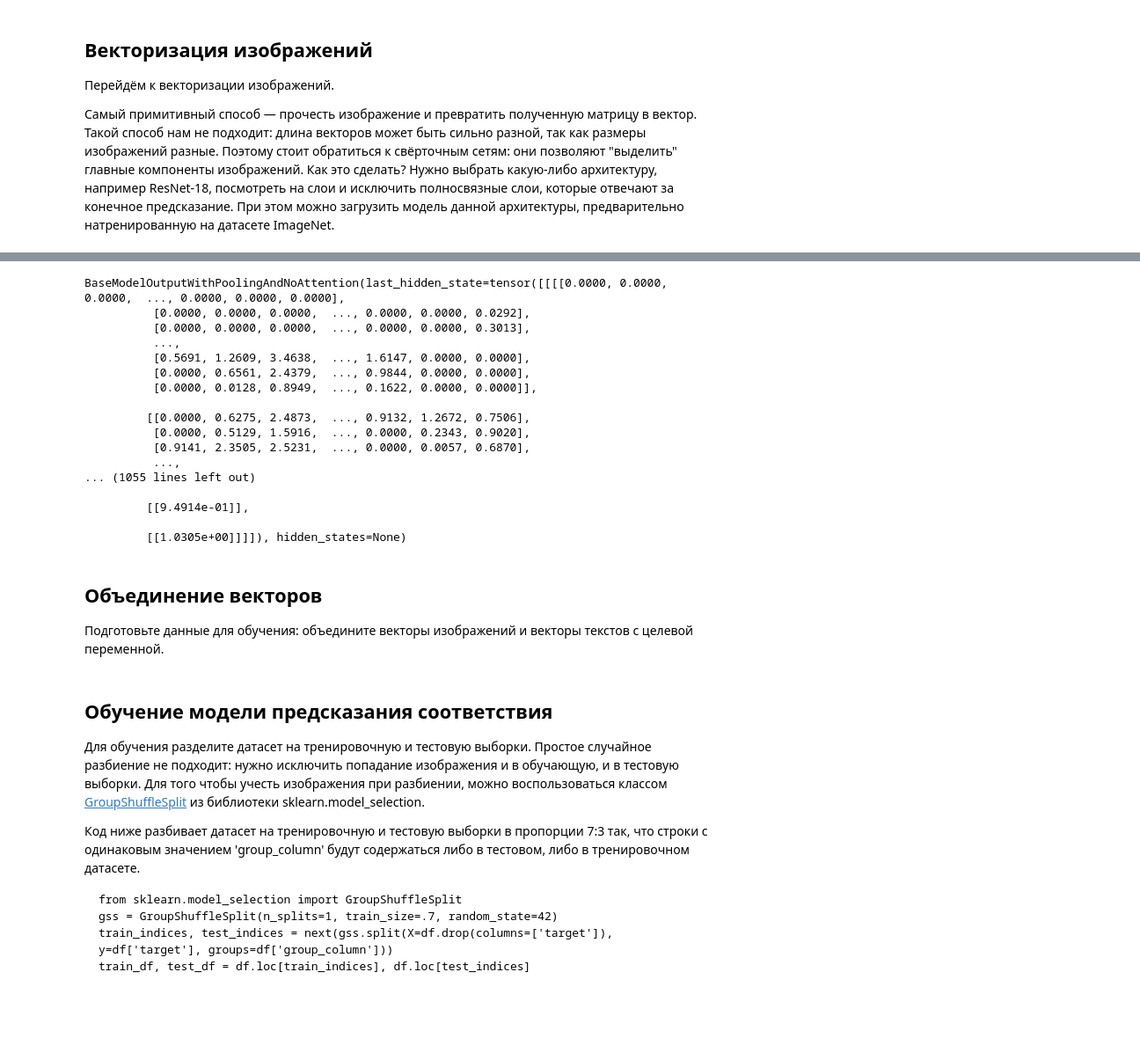
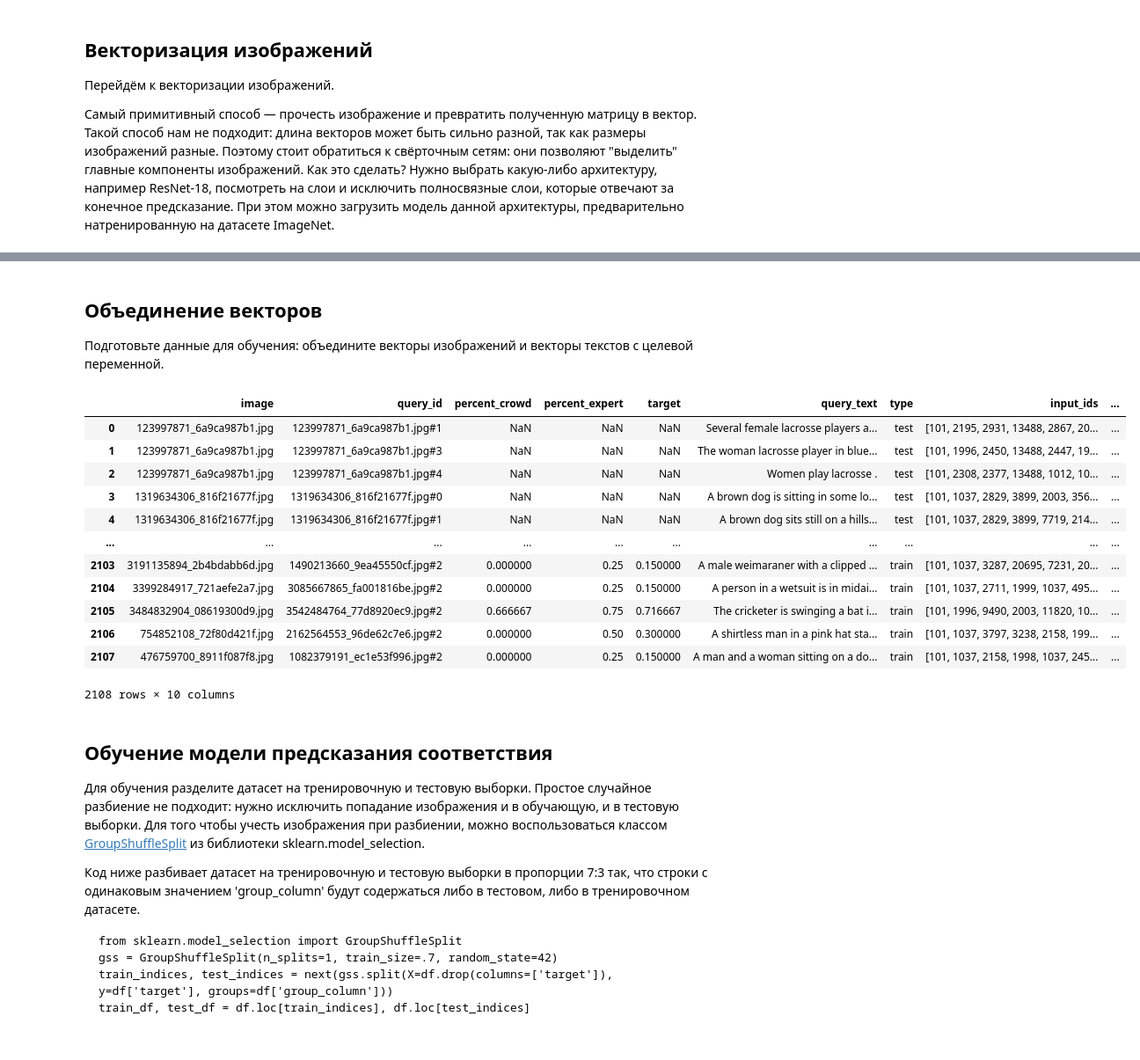
Before and after one commit to kirillva/project04, a Jupyter notebook: index.ipynb, the cells around one changed output, grey strips where cells are left out. Shown at 88% size. Drawn from its saved outputs; the diff is of its cells as text; code cells hidden in the pictures; blank space fills up the shorter version.

```diff
--- a/index.ipynb
+++ b/index.ipynb
@@ -495,17 +545,3 @@ len(images)
 # %%
-
-
-# datagen = ImageDataGenerator()
-
-# datagen_flow = datagen.flow_from_directory(
-#     # папка, в которой хранится датасет
-#     f'{ORIGINAL_DIR}/images/',
-#     # к какому размеру приводить изображения
-#     target_size=(150, 150),
-#     # размер батча
-#     batch_size=16,
-#     # в каком виде выдавать метки классов
-#     class_mode='sparse',
-#     # фиксируем генератор случайных чисел (от англ. random seed)
-#     seed=12345
-# )
+images = pd.DataFrame(listdir(f'{ORIGINAL_DIR}/images'), columns=['image'])
+images = images[images['image'] != '.DS_Store']
@@ -514,3 +548,4 @@ Found 0 images belonging to 0 classes.
 # %%
-image = Image.open(f'{ORIGINAL_DIR}/images/{images[0]}')
-plt.imshow(np.array(image))
+def read_img_features(filename, ORIGINAL_DIR=ORIGINAL_DIR, get_features=get_features):
+    image = Image.open(f'{ORIGINAL_DIR}/images/{filename}')
+    return get_features(image)
@@ -520,34 +551,0 @@ plt.imshow(np.array(image))
-# %%
-feature_extractor = AutoFeatureExtractor.from_pretrained("microsoft/resnet-18")
-
-inputs = feature_extractor(image, return_tensors="pt")
-
-model = ResNetForImageClassification.from_pretrained("microsoft/resnet-18")
-
-# newmodel = torch.nn.Sequential(*(list(model.children())[:-1]))
-
-with torch.no_grad():
-    logits = newmodel(inputs['pixel_values'])
-
-print(logits)
-# print(len(.reshape(-1)))
-# model predicts one of the 1000 ImageNet classes
-# predicted_label = logits.argmax(-1).item()
-# %% [output]
-BaseModelOutputWithPoolingAndNoAttention(last_hidden_state=tensor([[[[0.0000, 0.0000, 0.0000,  ..., 0.0000, 0.0000, 0.0000],
-          [0.0000, 0.0000, 0.0000,  ..., 0.0000, 0.0000, 0.0292],
-          [0.0000, 0.0000, 0.0000,  ..., 0.0000, 0.0000, 0.3013],
-          ...,
-          [0.5691, 1.2609, 3.4638,  ..., 1.6147, 0.0000, 0.0000],
-          [0.0000, 0.6561, 2.4379,  ..., 0.9844, 0.0000, 0.0000],
-          [0.0000, 0.0128, 0.8949,  ..., 0.1622, 0.0000, 0.0000]],
-
-         [[0.0000, 0.6275, 2.4873,  ..., 0.9132, 1.2672, 0.7506],
-          [0.0000, 0.5129, 1.5916,  ..., 0.0000, 0.2343, 0.9020],
-          [0.9141, 2.3505, 2.5231,  ..., 0.0000, 0.0057, 0.6870],
-          ...,
-... (1055 lines left out)
-
-         [[9.4914e-01]],
-
-         [[1.0305e+00]]]]), hidden_states=None)
@@ -571,7 +552,27 @@ features, target = next(test_gen_flow)
+# %%
+images['tensor'] = images['image'].progress_apply(read_img_features, ORIGINAL_DIR=ORIGINAL_DIR, get_features=get_features)
 # %% [markdown]
 ## Объединение векторов
 
 Подготовьте данные для обучения: объедините векторы изображений и векторы текстов с целевой переменной.
+# %%
+df = df.merge(images, on=['image'])
+# %%
+df
+# %% [output]
+|  | image | query_id | percent_crowd | percent_expert | target | query_text | type | input_ids | ... |
+| 0 | 123997871_6a9ca987b1.jpg | 123997871_6a9ca987b1.jpg#1 | NaN | NaN | NaN | Several female lacrosse players a... | test | [101, 2195, 2931, 13488, 2867, 20... | ... |
+| 1 | 123997871_6a9ca987b1.jpg | 123997871_6a9ca987b1.jpg#3 | NaN | NaN | NaN | The woman lacrosse player in blue... | test | [101, 1996, 2450, 13488, 2447, 19... | ... |
+| 2 | 123997871_6a9ca987b1.jpg | 123997871_6a9ca987b1.jpg#4 | NaN | NaN | NaN | Women play lacrosse . | test | [101, 2308, 2377, 13488, 1012, 10... | ... |
+| 3 | 1319634306_816f21677f.jpg | 1319634306_816f21677f.jpg#0 | NaN | NaN | NaN | A brown dog is sitting in some lo... | test | [101, 1037, 2829, 3899, 2003, 356... | ... |
+| 4 | 1319634306_816f21677f.jpg | 1319634306_816f21677f.jpg#1 | NaN | NaN | NaN | A brown dog sits still on a hills... | test | [101, 1037, 2829, 3899, 7719, 214... | ... |
+| ... | ... | ... | ... | ... | ... | ... | ... | ... | ... |
+| 2103 | 3191135894_2b4bdabb6d.jpg | 1490213660_9ea45550cf.jpg#2 | 0.000000 | 0.25 | 0.150000 | A male weimaraner with a clipped ... | train | [101, 1037, 3287, 20695, 7231, 20... | ... |
+| 2104 | 3399284917_721aefe2a7.jpg | 3085667865_fa001816be.jpg#2 | 0.000000 | 0.25 | 0.150000 | A person in a wetsuit is in midai... | train | [101, 1037, 2711, 1999, 1037, 495... | ... |
+| 2105 | 3484832904_08619300d9.jpg | 3542484764_77d8920ec9.jpg#2 | 0.666667 | 0.75 | 0.716667 | The cricketer is swinging a bat i... | train | [101, 1996, 9490, 2003, 11820, 10... | ... |
+| 2106 | 754852108_72f80d421f.jpg | 2162564553_96de62c7e6.jpg#2 | 0.000000 | 0.50 | 0.300000 | A shirtless man in a pink hat sta... | train | [101, 1037, 3797, 3238, 2158, 199... | ... |
+| 2107 | 476759700_8911f087f8.jpg | 1082379191_ec1e53f996.jpg#2 | 0.000000 | 0.25 | 0.150000 | A man and a woman sitting on a do... | train | [101, 1037, 2158, 1998, 1037, 245... | ... |
+2108 rows × 10 columns
 # %% [markdown]
 ## Обучение модели предсказания соответствия
 
```
Also changed, not shown: parts of 22 cells of this notebook, 1 other file.
